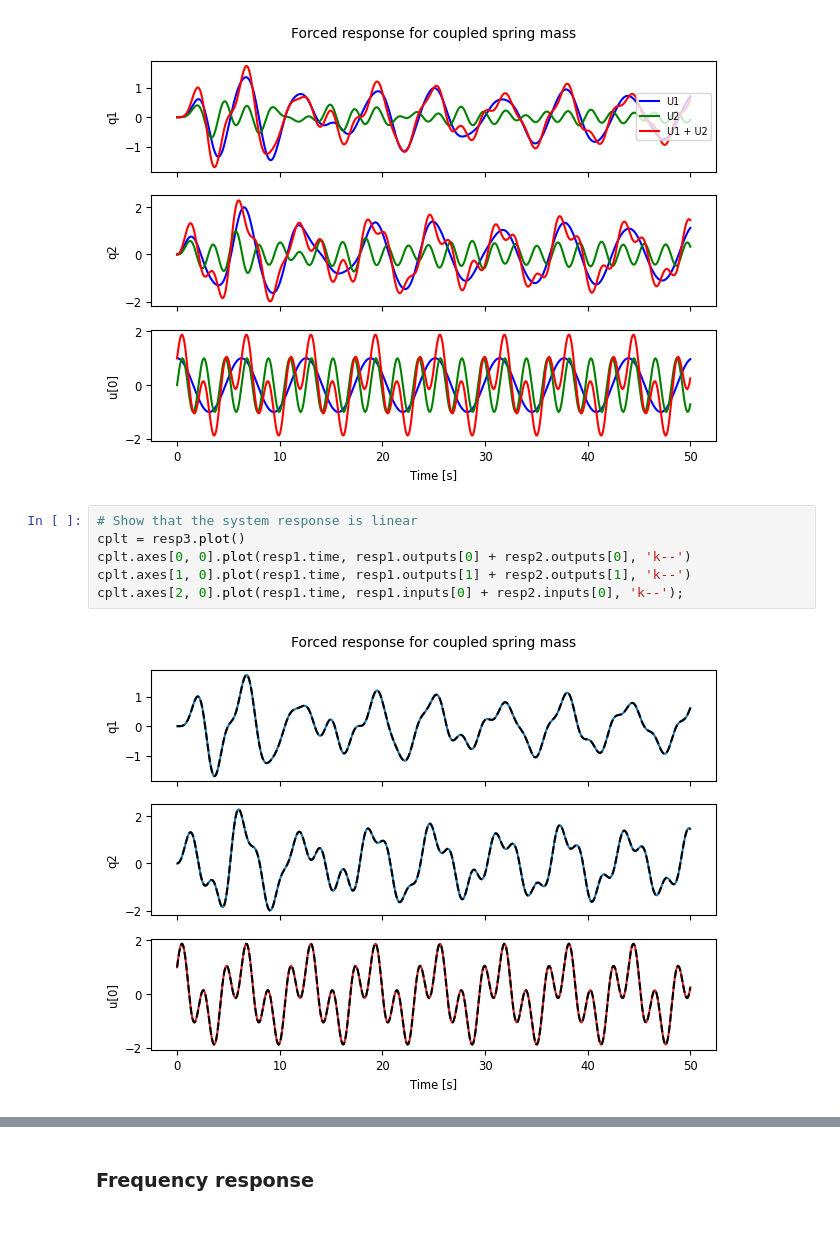
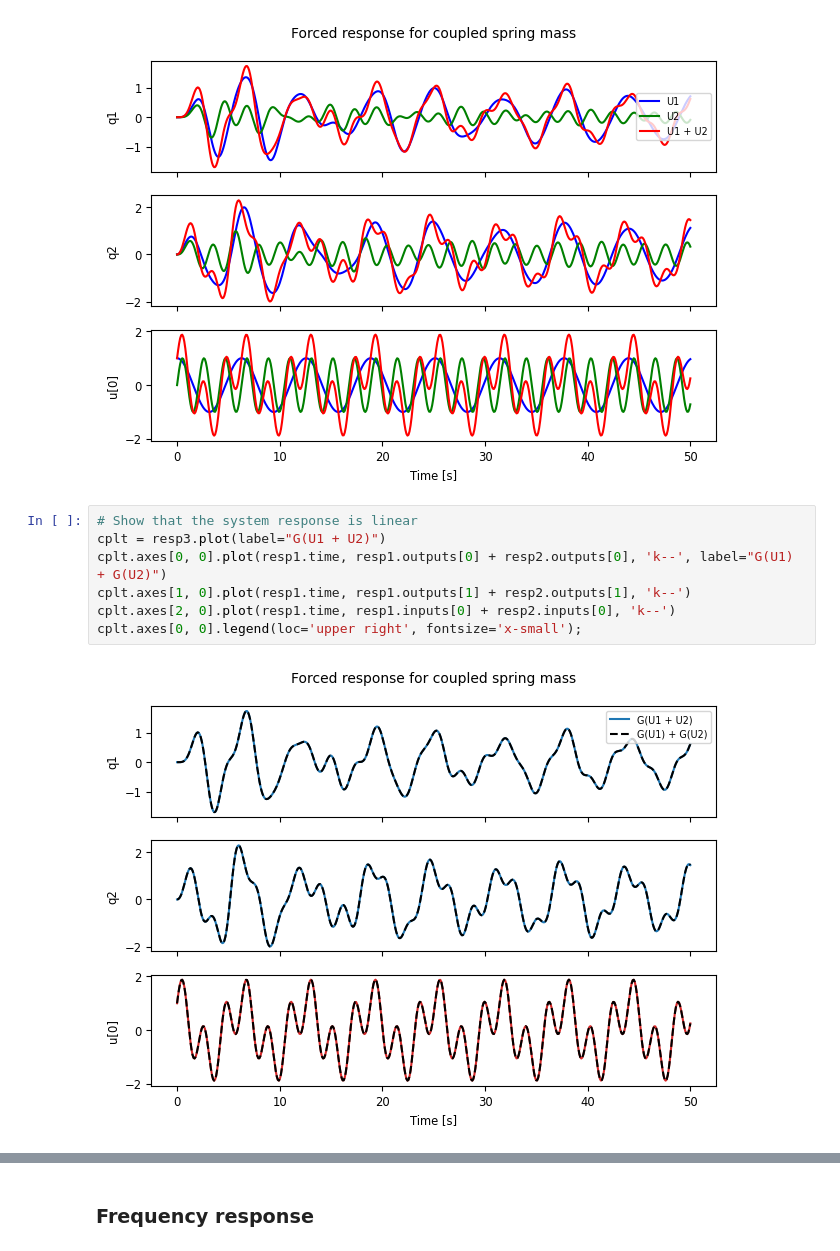
Before and after one commit to python-control/python-control, a Jupyter notebook: examples/python-control_tutorial.ipynb, the cells around one changed output, grey strips where cells are left out. Cells and saved outputs as stored; diff of their text form.

```diff
--- a/examples/python-control_tutorial.ipynb
+++ b/examples/python-control_tutorial.ipynb
@@ -228,12 +228,13 @@ resp3.sysname = 'U1 + U2'; resp3.plot(color='r');
 [figure]
 # %%
 # Show that the system response is linear
-cplt = resp3.plot()
-cplt.axes[0, 0].plot(resp1.time, resp1.outputs[0] + resp2.outputs[0], 'k--')
+cplt = resp3.plot(label="G(U1 + U2)")
+cplt.axes[0, 0].plot(resp1.time, resp1.outputs[0] + resp2.outputs[0], 'k--', label="G(U1) + G(U2)")
 cplt.axes[1, 0].plot(resp1.time, resp1.outputs[1] + resp2.outputs[1], 'k--')
-cplt.axes[2, 0].plot(resp1.time, resp1.inputs[0] + resp2.inputs[0], 'k--');
+cplt.axes[2, 0].plot(resp1.time, resp1.inputs[0] + resp2.inputs[0], 'k--')
+cplt.axes[0, 0].legend(loc='upper right', fontsize='x-small');
 # %% [output]
-[figure, old version]
+[figure, new version]
 # %%
 # Show that the forced response from non-zero initial condition is not linear
 X0 = [1, 0, 0, 0]
```
Also changed, not shown: parts of 5 cells of this notebook, 45 other files.
